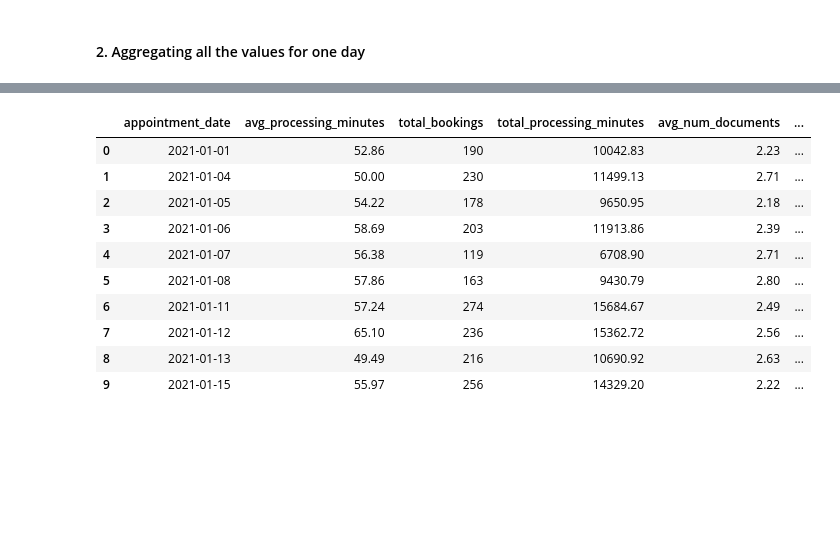
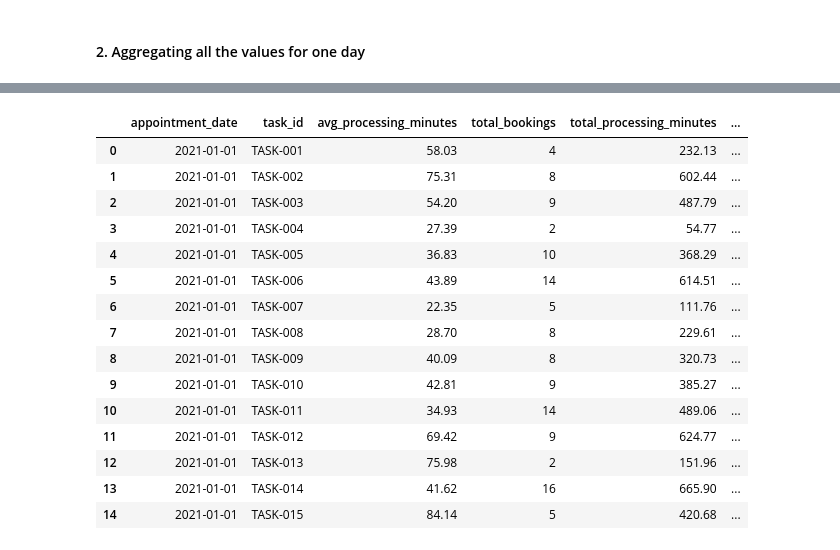
Before and after one commit to BeatBard/Futurestack_datathon, a Jupyter notebook: Task 2/notebooks/dataset_prep.ipynb, the cells around one changed output, grey strips where cells are left out. Saved outputs shown, nothing was run; the diff lists cells and outputs as text; code cells hidden in the pictures; blank space fills up the shorter version.

```diff
--- a/Task 2/notebooks/dataset_prep.ipynb
+++ b/Task 2/notebooks/dataset_prep.ipynb
@@ -323,52 +420,52 @@ Total additional issues found: 0
 # %% [markdown]
 #### 2. Aggregating all the values for one day
 # %%
-# Cell 5: Daily Aggregation - Calculate daily averages
-print("=== DAILY AGGREGATION ===")
 
-# Group by appointment_date and calculate daily averages
-daily_aggregated = bookings_df.groupby('appointment_date').agg({
-    'processing_minutes': ['mean', 'count', 'sum'],
+# Cell 7: Task + Date Aggregation - Calculate statistics by task_id AND appointment_date
+print("=== TASK + DATE AGGREGATION ===")
+
+# Group by both task_id and appointment_date to get daily task performance
+task_date_aggregated = bookings_df.groupby(['appointment_date', 'task_id']).agg({
+    'processing_minutes': ['mean', 'count', 'sum', 'std'],
     'num_documents': 'mean',
     'satisfaction_rating': 'mean',
-    'booking_id': 'count'  # Total bookings per day
+    'queue_number': 'mean',
+    'booking_id': 'count'
 }).round(2)
 
 # Flatten column names
-daily_aggregated.columns = [
-    'avg_processing_minutes', 'total_bookings', 'total_processing_minutes',
-    'avg_num_documents', 'avg_satisfaction_rating', 'booking_count_check'
+task_date_aggregated.columns = [
+    'avg_processing_minutes', 'total_bookings', 'total_processing_minutes', 'std_processing_minutes',
+    'avg_num_documents', 'avg_satisfaction_rating', 'avg_queue_number', 'booking_count_check'
 ]
 
 # Drop the duplicate booking count column
-daily_aggregated = daily_aggregated.drop('booking_count_check', axis=1)
+task_date_aggregated = task_date_aggregated.drop('booking_count_check', axis=1)
 
-# Reset index to make date a column
-daily_aggregated = daily_aggregated.reset_index()
+# Reset index to make appointment_date and task_id regular columns
+task_date_aggregated = task_date_aggregated.reset_index()
 
-print(f"Daily aggregated data shape: {daily_aggregated.shape}")
-print("\nFirst 10 days of aggregated data:")
+# Sort by date and then by task_id for better readability
+task_date_aggregated = task_date_aggregated.sort_values(['appointment_date', 'task_id'])
 
-# Display dataframe in a more readable format
+print(f"Task+Date aggregated data shape: {task_date_aggregated.shape}")
+print(f"Date range: {task_date_aggregated['appointment_date'].min()} to {task_date_aggregated['appointment_date'].max()}")
+print(f"Unique tasks: {task_date_aggregated['task_id'].nunique()}")
+
+print("\nTask+Date statistics (first 15 rows):")
+# Display the dataframe nicely formatted
 from IPython.display import display
-import pandas as pd
+display(task_date_aggregated.head(15))
 
-# Set pandas display options for better viewing
-pd.set_option('display.max_columns', None)
-pd.set_option('display.width', None)
-pd.set_option('display.max_colwidth', None)
+print("\nSample analysis:")
+print(f"Total task-date combinations: {len(task_date_aggregated)}")
+print(f"Average bookings per task per day: {task_date_aggregated['total_bookings'].mean():.1f}")
+print(f"Most busy task-date combination: {task_date_aggregated.loc[task_date_aggregated['total_bookings'].idxmax()]['appointment_date']} - {task_date_aggregated.loc[task_date_aggregated['total_bookings'].idxmax()]['task_id']} ({task_date_aggregated['total_bookings'].max()} bookings)")
 
-# Display the dataframe nicely formatted
-display(daily_aggregated.head(10))
+# Show sample of specific date to see all tasks on that day
+sample_date = task_date_aggregated['appointment_date'].iloc[0]
+print(f"\nExample: All tasks on {sample_date}:")
+display(task_date_aggregated[task_date_aggregated['appointment_date'] == sample_date])
 
-print(f"\nDate range: {daily_aggregated['appointment_date'].min()} to {daily_aggregated['appointment_date'].max()}")
-print(f"Total days: {len(daily_aggregated)}")
-
-print("\nDaily averages summary:")
-print(f"Average bookings per day: {daily_aggregated['total_bookings'].mean():.1f}")
-print(f"Average processing time: {daily_aggregated['avg_processing_minutes'].mean():.1f} minutes")
-print(f"Average documents per booking: {daily_aggregated['avg_num_documents'].mean():.1f}")
-print(f"Average satisfaction rating: {daily_aggregated['avg_satisfaction_rating'].mean():.1f}")
-
-print("\n✅ Daily aggregation completed!")
+print("\n✅ Task+Date aggregation completed!")
 # %% [output]
@@ -379,11 +478,16 @@ First 10 days of aggregated data:
-|  | appointment_date | avg_processing_minutes | total_bookings | total_processing_minutes | avg_num_documents | ... |
-| 0 | 2021-01-01 | 52.86 | 190 | 10042.83 | 2.23 | ... |
-| 1 | 2021-01-04 | 50.00 | 230 | 11499.13 | 2.71 | ... |
-| 2 | 2021-01-05 | 54.22 | 178 | 9650.95 | 2.18 | ... |
-| 3 | 2021-01-06 | 58.69 | 203 | 11913.86 | 2.39 | ... |
-| 4 | 2021-01-07 | 56.38 | 119 | 6708.90 | 2.71 | ... |
-| 5 | 2021-01-08 | 57.86 | 163 | 9430.79 | 2.80 | ... |
-| 6 | 2021-01-11 | 57.24 | 274 | 15684.67 | 2.49 | ... |
-| 7 | 2021-01-12 | 65.10 | 236 | 15362.72 | 2.56 | ... |
-| 8 | 2021-01-13 | 49.49 | 216 | 10690.92 | 2.63 | ... |
-| 9 | 2021-01-15 | 55.97 | 256 | 14329.20 | 2.22 | ... |
+|  | appointment_date | task_id | avg_processing_minutes | total_bookings | total_processing_minutes | ... |
+| 0 | 2021-01-01 | TASK-001 | 58.03 | 4 | 232.13 | ... |
+| 1 | 2021-01-01 | TASK-002 | 75.31 | 8 | 602.44 | ... |
+| 2 | 2021-01-01 | TASK-003 | 54.20 | 9 | 487.79 | ... |
+| 3 | 2021-01-01 | TASK-004 | 27.39 | 2 | 54.77 | ... |
+| 4 | 2021-01-01 | TASK-005 | 36.83 | 10 | 368.29 | ... |
+| 5 | 2021-01-01 | TASK-006 | 43.89 | 14 | 614.51 | ... |
+| 6 | 2021-01-01 | TASK-007 | 22.35 | 5 | 111.76 | ... |
+| 7 | 2021-01-01 | TASK-008 | 28.70 | 8 | 229.61 | ... |
+| 8 | 2021-01-01 | TASK-009 | 40.09 | 8 | 320.73 | ... |
+| 9 | 2021-01-01 | TASK-010 | 42.81 | 9 | 385.27 | ... |
+| 10 | 2021-01-01 | TASK-011 | 34.93 | 14 | 489.06 | ... |
+| 11 | 2021-01-01 | TASK-012 | 69.42 | 9 | 624.77 | ... |
+| 12 | 2021-01-01 | TASK-013 | 75.98 | 2 | 151.96 | ... |
+| 13 | 2021-01-01 | TASK-014 | 41.62 | 16 | 665.90 | ... |
+| 14 | 2021-01-01 | TASK-015 | 84.14 | 5 | 420.68 | ... |
```
Also changed, not shown: parts of 3 cells of this notebook.
